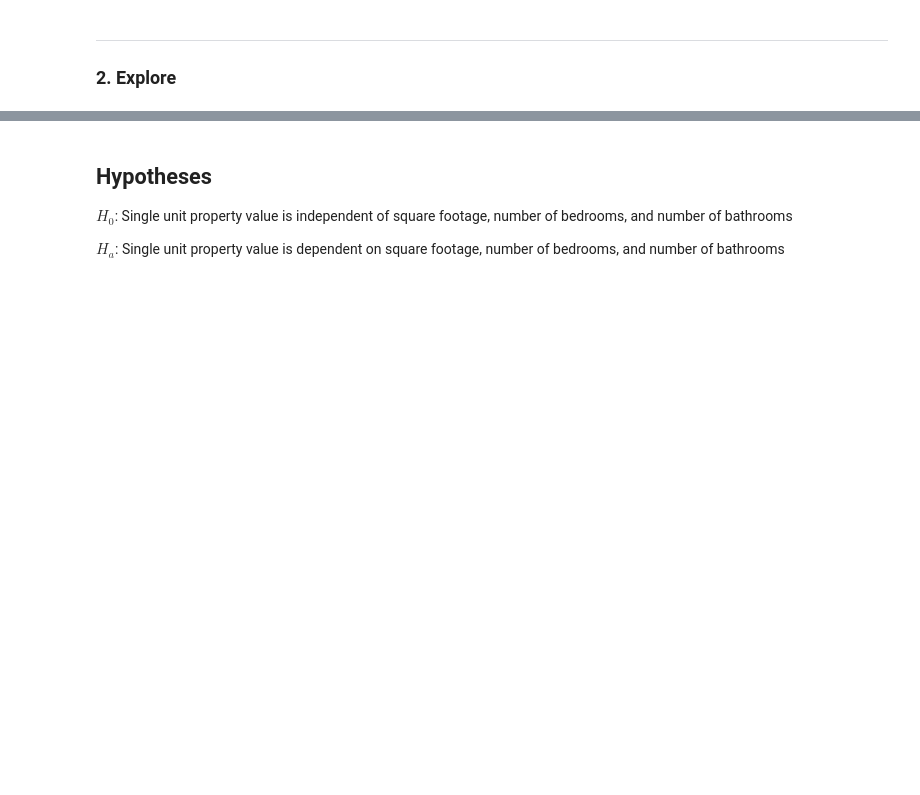
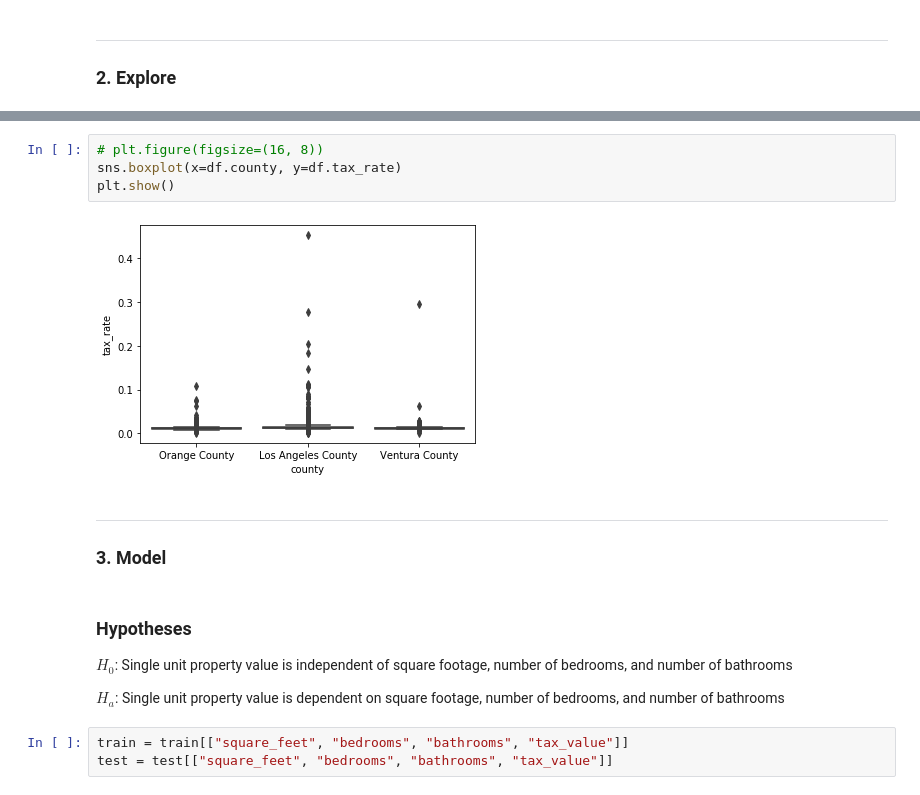
Before and after one commit to aleclhartman/zillow_project, a Jupyter notebook: zillow_project_pipeline.ipynb, the cells around one changed output, grey strips where cells are left out. Saved outputs shown, nothing was run; the diff lists cells and outputs as text; blank space fills up the shorter version.

```diff
--- a/zillow_project_pipeline.ipynb
+++ b/zillow_project_pipeline.ipynb
@@ -134,6 +148,18 @@ test.shape[0] / df.shape[0]
+# %%
+# plt.figure(figsize=(16, 8))
+sns.boxplot(x=df.county, y=df.tax_rate)
+plt.show()
+# %% [output]
+[figure, added]
+# %% [markdown]
+---
+### 3. Model
 # %% [markdown]
-## Hypotheses
+### Hypotheses
 
 $H_0$: Single unit property value is independent of square footage, number of bedrooms, and number of bathrooms
 
 $H_a$: Single unit property value is dependent on square footage, number of bedrooms, and number of bathrooms
+# %%
+train = train[["square_feet", "bedrooms", "bathrooms", "tax_value"]]
+test = test[["square_feet", "bedrooms", "bathrooms", "tax_value"]]
```
Also changed, not shown: parts of 18 cells of this notebook, 3 other files.
